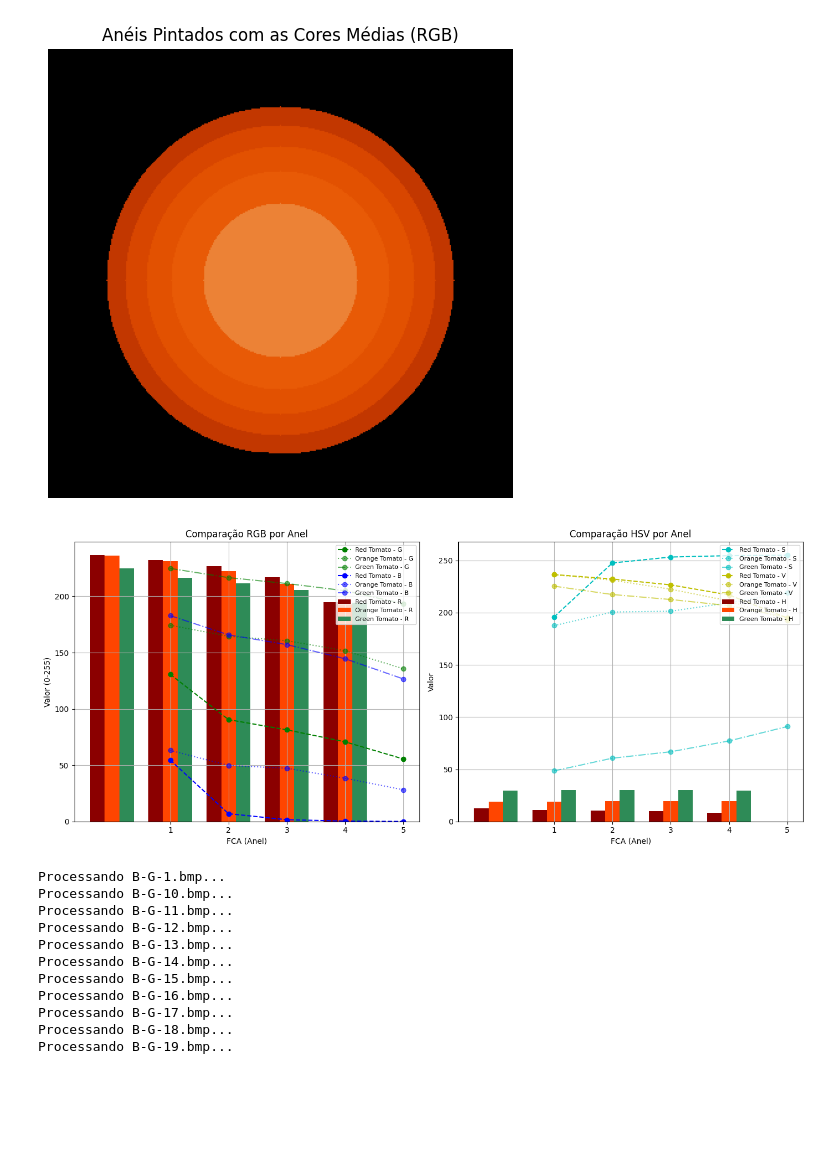
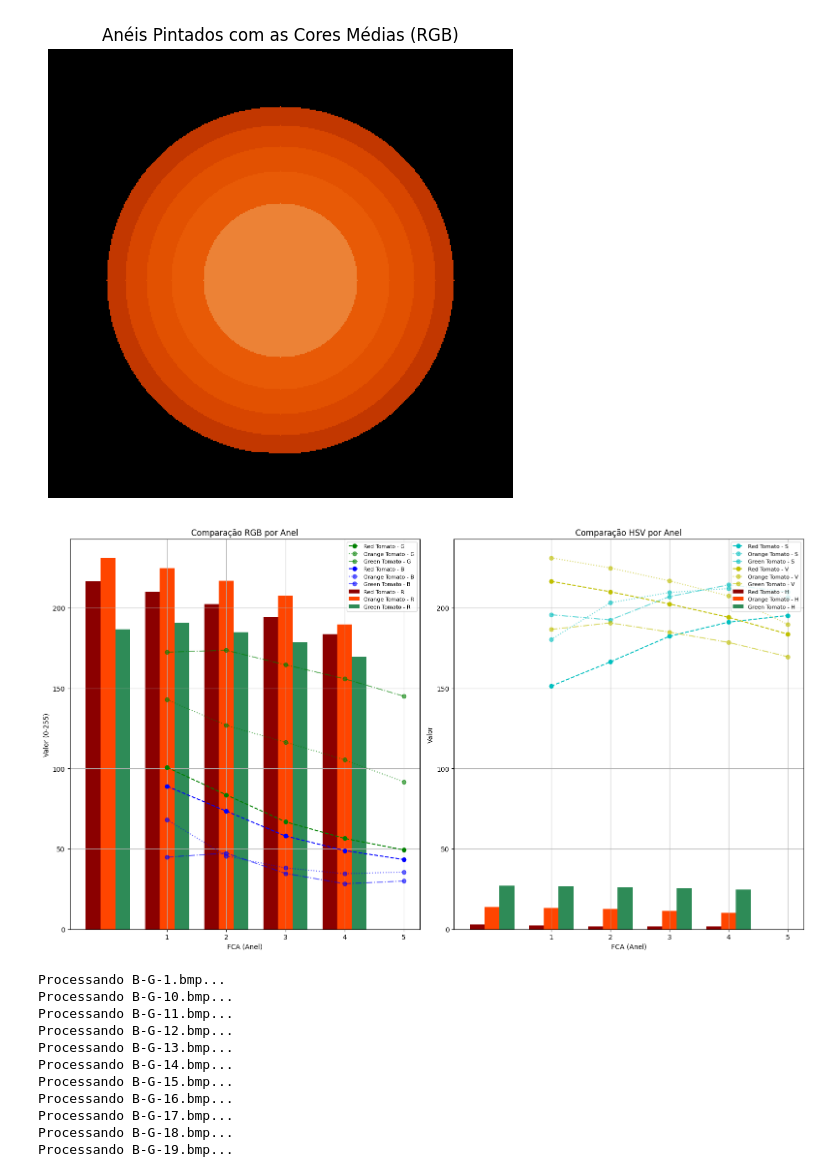
Before and after one commit to CizeLucas/Trabalho-SeminariosDeComputacao, a Jupyter notebook: main_notebook.ipynb, the cells around one changed output. Cells and saved outputs as stored; diff of their text form; code cells hidden in the pictures; blank space fills up the shorter version.

```diff
--- a/main_notebook.ipynb
+++ b/main_notebook.ipynb
@@ -39,7 +39,7 @@ print(matplotlib.__version__)
 2.2.6
 3.10.3
 # %%
-def calculate_tomato_fcas(base_path: str, img_name: str, show_results: bool, plot_results: bool, print_results: bool, save_show_results = False) -> []:
+def calculate_tomato_fcas(base_path: str, img_name: str, show_results: bool, plot_results: bool, print_results: bool, save_show_results = False) -> [[], []]:
 
     # 1. Carregar e converter a imagem
     image = cv2.imread(f'{base_path}{img_name}')
@@ -324,7 +324,7 @@ def plot_comparative_rgb_hsv(red_rgb, orange_rgb, green_rgb, red_hsv, orange_hsv
     green_h, green_s, green_v = extract_channels(green_hsv)
 
     # Create figure
-    plt.figure(figsize=(14, 6))
+    plt.figure(figsize=(16, 9))
 
     # RGB Plot
     plt.subplot(1,2,1)
@@ -380,13 +380,13 @@ def plot_comparative_rgb_hsv(red_rgb, orange_rgb, green_rgb, red_hsv, orange_hsv
 # %%
 base_path = './test_images/'
 
-green_rgb, green_hsv = calculate_tomato_fcas(base_path, '7(orig_dataset).bmp', False, False, False)
-orange_rgb, orange_hsv = calculate_tomato_fcas(base_path, '8(orig_dataset).bmp', False, False, False)
-red_rgb, red_hsv = calculate_tomato_fcas(base_path, '9(orig_dataset).bmp', False, False, False)
+green_rgb, green_hsv = calculate_tomato_fcas(base_path, 'R-G-3.jpg', False, False, False)
+orange_rgb, orange_hsv = calculate_tomato_fcas(base_path, 'R-C-1.jpg', False, False, False)
+red_rgb, red_hsv = calculate_tomato_fcas(base_path, 'R-R-2.jpg', False, False, False)
 
 plot_comparative_rgb_hsv(red_rgb, orange_rgb, green_rgb, red_hsv, orange_hsv, green_hsv)
 # %% [output]
-[figure, old version]
+[figure, new version]
 # %%
 import os
 
```
Also changed, not shown: parts of 5 cells of this notebook, 5 other files.
